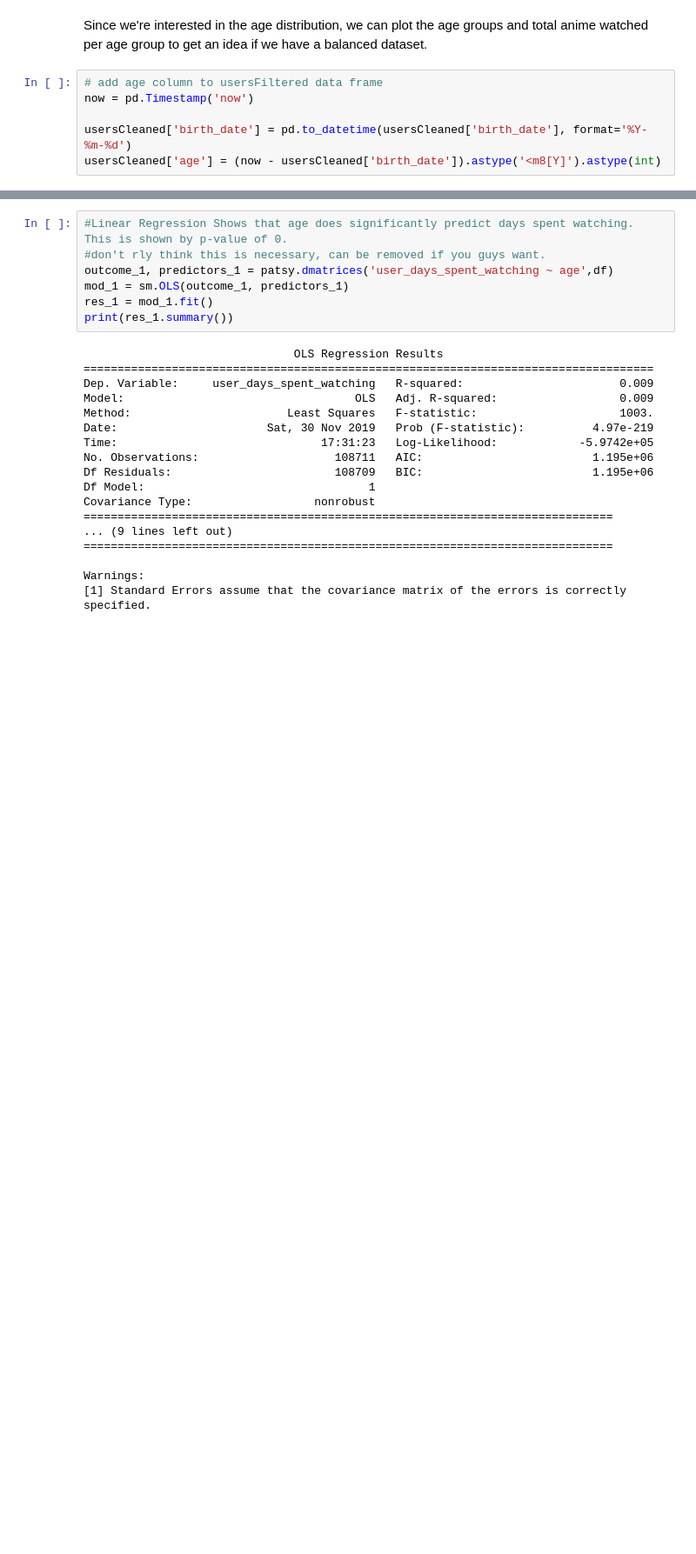
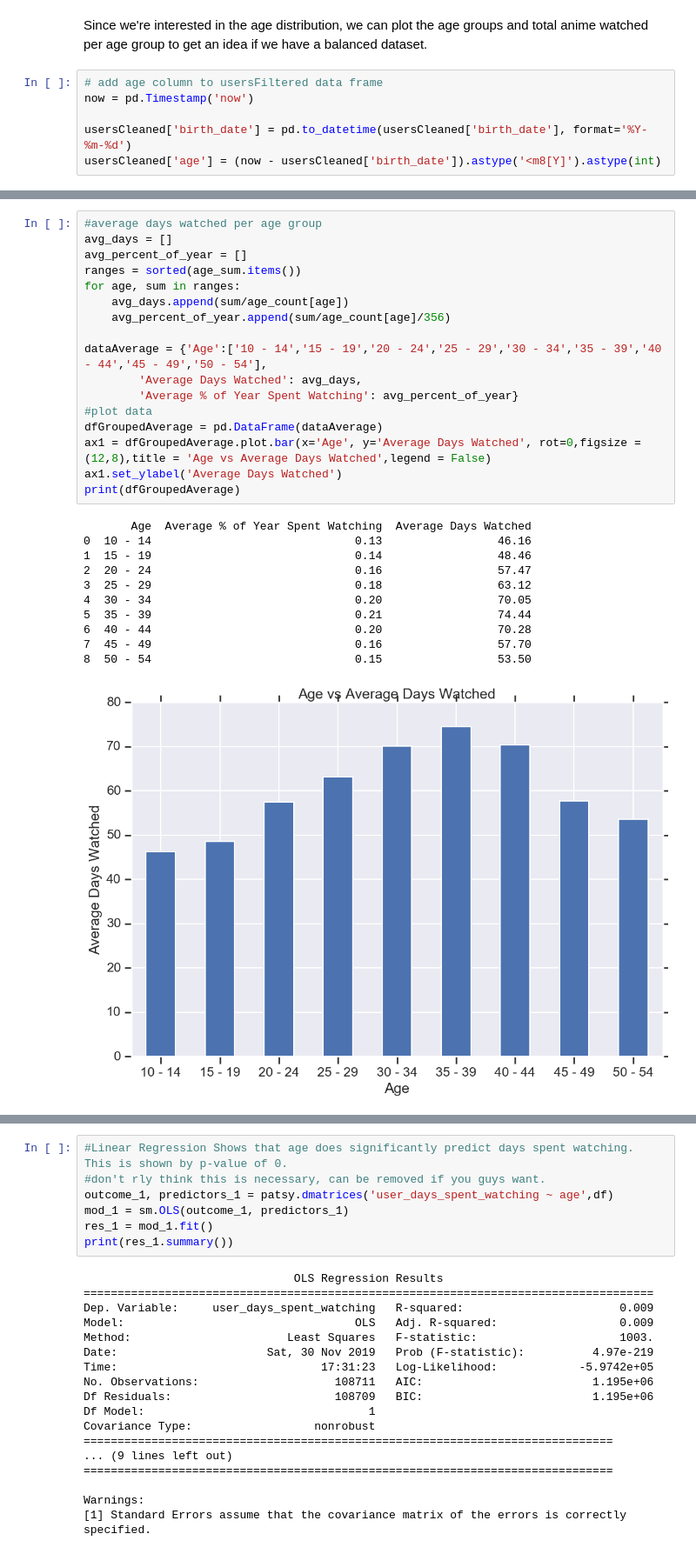
Before and after one commit to Dhandal/COGS108ProjectFinal, a Jupyter notebook: FinalProject.ipynb, the cells around one changed output, grey strips where cells are left out. Shown: that part at 87% size. Cells and saved outputs as stored; diff of their text form; blank space fills up the shorter version.

```diff
--- a/FinalProject.ipynb
+++ b/FinalProject.ipynb
@@ -212,0 +176,29 @@ dfGrouped['Total Days Watched In Thousands'] = dfGrouped['Total Days Watched In
+# %%
+#average days watched per age group
+avg_days = []
+avg_percent_of_year = []
+ranges = sorted(age_sum.items())
+for age, sum in ranges:
+    avg_days.append(sum/age_count[age])
+    avg_percent_of_year.append(sum/age_count[age]/356)
+
+dataAverage = {'Age':['10 - 14','15 - 19','20 - 24','25 - 29','30 - 34','35 - 39','40 - 44','45 - 49','50 - 54'],
+        'Average Days Watched': avg_days,
+        'Average % of Year Spent Watching': avg_percent_of_year}
+#plot data
+dfGroupedAverage = pd.DataFrame(dataAverage)
+ax1 = dfGroupedAverage.plot.bar(x='Age', y='Average Days Watched', rot=0,figsize = (12,8),title = 'Age vs Average Days Watched',legend = False)
+ax1.set_ylabel('Average Days Watched')
+print(dfGroupedAverage)
+# %% [output]
+       Age  Average % of Year Spent Watching  Average Days Watched
+0  10 - 14                              0.13                 46.16
+1  15 - 19                              0.14                 48.46
+2  20 - 24                              0.16                 57.47
+3  25 - 29                              0.18                 63.12
+4  30 - 34                              0.20                 70.05
+5  35 - 39                              0.21                 74.44
+6  40 - 44                              0.20                 70.28
+7  45 - 49                              0.16                 57.70
+8  50 - 54                              0.15                 53.50
+[figure, added]
```
Also changed, not shown: parts of 30 cells of this notebook, 4 other files.
